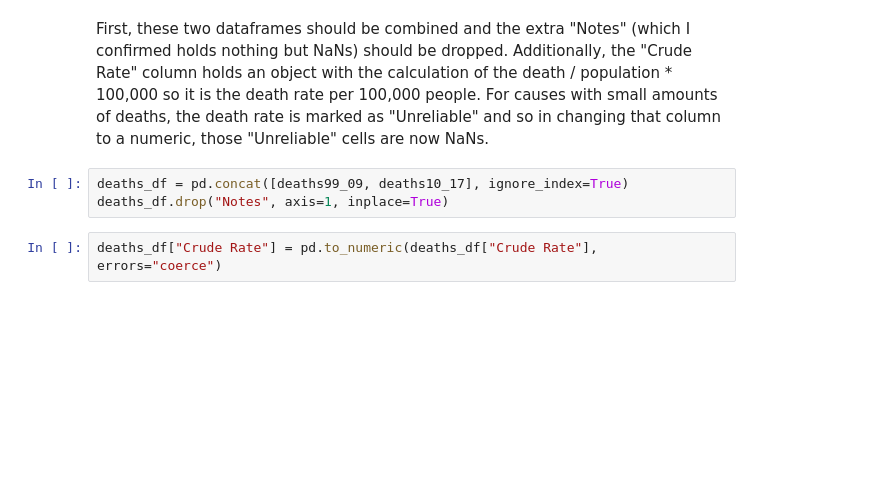
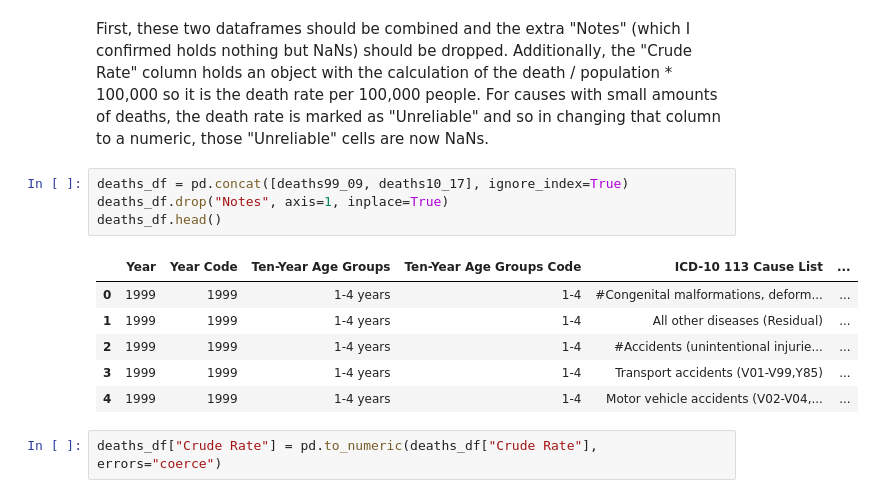
Before and after one commit to ajasica/ajasica.github.io, a Jupyter notebook: Final Tutorial.ipynb, the cells around one changed output. Cells and saved outputs as stored; diff of their text form; blank space fills up the shorter version.

```diff
--- a/Final Tutorial.ipynb
+++ b/Final Tutorial.ipynb
@@ -70,6 +74,14 @@ First, these two dataframes should be combined and the extra "Notes" (which I co
 # %%
 deaths_df = pd.concat([deaths99_09, deaths10_17], ignore_index=True)
 deaths_df.drop("Notes", axis=1, inplace=True)
+deaths_df.head()
+# %% [output]
+|  | Year | Year Code | Ten-Year Age Groups | Ten-Year Age Groups Code | ICD-10 113 Cause List | ... |
+| 0 | 1999 | 1999 | 1-4 years | 1-4 | #Congenital malformations, deform... | ... |
+| 1 | 1999 | 1999 | 1-4 years | 1-4 | All other diseases (Residual) | ... |
+| 2 | 1999 | 1999 | 1-4 years | 1-4 | #Accidents (unintentional injurie... | ... |
+| 3 | 1999 | 1999 | 1-4 years | 1-4 | Transport accidents (V01-V99,Y85) | ... |
+| 4 | 1999 | 1999 | 1-4 years | 1-4 | Motor vehicle accidents (V02-V04,... | ... |
 # %%
 deaths_df["Crude Rate"] = pd.to_numeric(deaths_df["Crude Rate"], errors="coerce")
 # %% [markdown]
```
Also changed, not shown: parts of 19 cells of this notebook, 1 other file.
